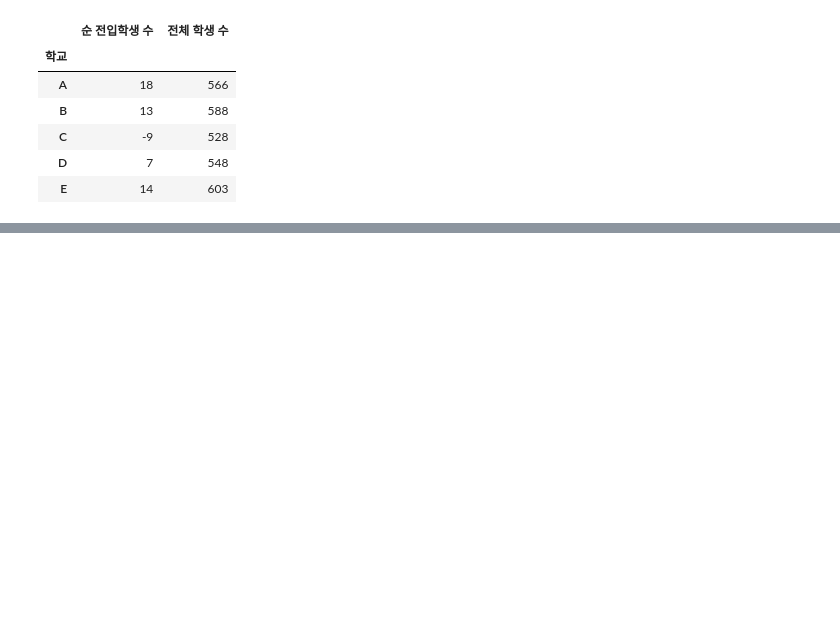
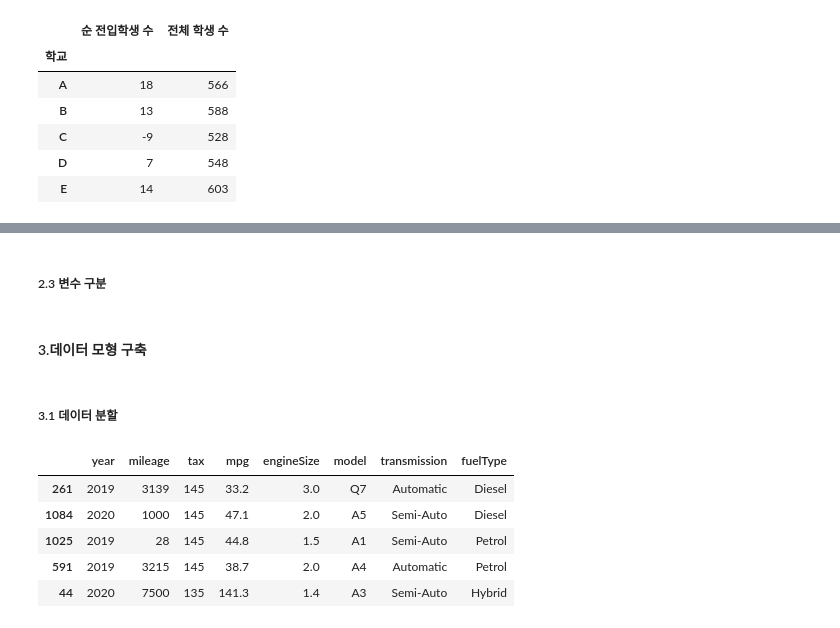
Before and after one commit to va4756/yemoon_bigdata_test, a Jupyter notebook: bigdata_예문_실전문제_example2.ipynb, the cells around one changed output, grey strips where cells are left out. Drawn from its saved outputs; the diff is of its cells as text; code cells hidden in the pictures; blank space fills up the shorter version.

```diff
--- a/bigdata_예문_실전문제_example2.ipynb
+++ b/bigdata_예문_실전문제_example2.ipynb
@@ -1709,0 +1812,26 @@ rst_df.head()
+# %% [markdown]
+##### 2.3 변수 구분
+# %%
+COL_DEL = ['ID']
+COL_NUM = ['year', 'mileage', 'tax', 'mpg', 'engineSize']
+COL_CAT = ['model', 'transmission', 'fuelType']
+COL_Y = ['price']
+# %% [markdown]
+#### 3.데이터 모형 구축
+# %% [markdown]
+##### 3.1 데이터 분할
+# %%
+from sklearn.model_selection import train_test_split
+X_tr, X_val, y_tr, y_val = train_test_split(X_train[COL_NUM+COL_CAT],
+                                            y_train[COL_Y],
+                                            test_size=0.3,
+                                            random_state=123)
+# %%
+X_tr.head()
+# %% [output]
+|  | year | mileage | tax | mpg | engineSize | model | transmission | fuelType |
+| 261 | 2019 | 3139 | 145 | 33.2 | 3.0 | Q7 | Automatic | Diesel |
+| 1084 | 2020 | 1000 | 145 | 47.1 | 2.0 | A5 | Semi-Auto | Diesel |
+| 1025 | 2019 | 28 | 145 | 44.8 | 1.5 | A1 | Semi-Auto | Petrol |
+| 591 | 2019 | 3215 | 145 | 38.7 | 2.0 | A4 | Automatic | Petrol |
+| 44 | 2020 | 7500 | 135 | 141.3 | 1.4 | A3 | Semi-Auto | Hybrid |
```
Also changed, not shown: parts of 37 cells of this notebook.
